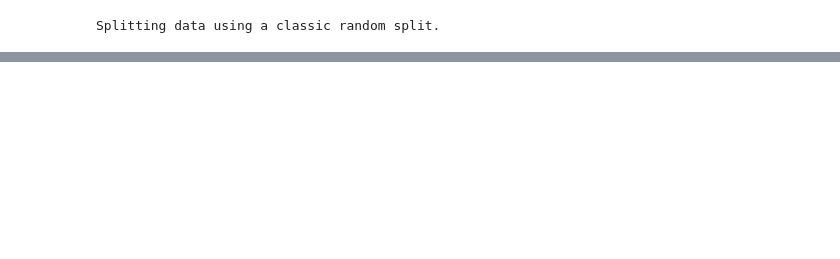
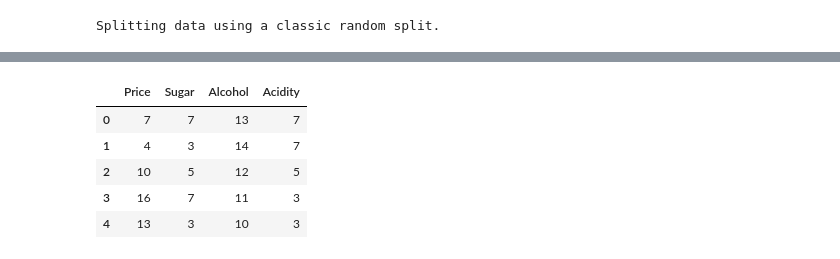
Before and after one commit to malerbe/Dual-sPLS, a Jupyter notebook: notebooks/predict_simulated.ipynb, the cells around one changed output, grey strips where cells are left out. Drawn from its saved outputs; the diff is of its cells as text; code cells hidden in the pictures; blank space fills up the shorter version.

```diff
--- a/notebooks/predict_simulated.ipynb
+++ b/notebooks/predict_simulated.ipynb
@@ -114,0 +161,43 @@ plt.show()
+# %%
+data = {
+    "X": {
+        "columns": ["Price", "Sugar", "Alcohol", "Acidity"],
+        "values": [
+            [7, 7, 13, 7],
+            [4, 3, 14, 7],
+            [10, 5, 12, 5],
+            [16, 7, 11, 3],
+            [13, 3, 10, 3]
+        ]
+    },
+    "Y": {
+        "columns": ["Hedonic", "Goes_with_meat", "Goes_with_dessert"],
+        "values": [
+            [14, 7, 8],
+            [10, 7, 6],
+            [8, 5, 5],
+            [2, 4, 7],
+            [6, 2, 4]
+        ]
+    },
+    "source": "Abdi, H. (2003). Partial Least Squares (PLS) Regression."
+}
+
+X = pd.DataFrame(
+    data["X"]["values"],
+    columns=data["X"]["columns"],
+)
+
+y = pd.DataFrame(
+    data["Y"]["values"],
+    columns=data["Y"]["columns"],
+)
+# %%
+X
+# %% [output]
+|  | Price | Sugar | Alcohol | Acidity |
+| 0 | 7 | 7 | 13 | 7 |
+| 1 | 4 | 3 | 14 | 7 |
+| 2 | 10 | 5 | 12 | 5 |
+| 3 | 16 | 7 | 11 | 3 |
+| 4 | 13 | 3 | 10 | 3 |
```
Also changed, not shown: parts of 20 cells of this notebook, 3 other files.
